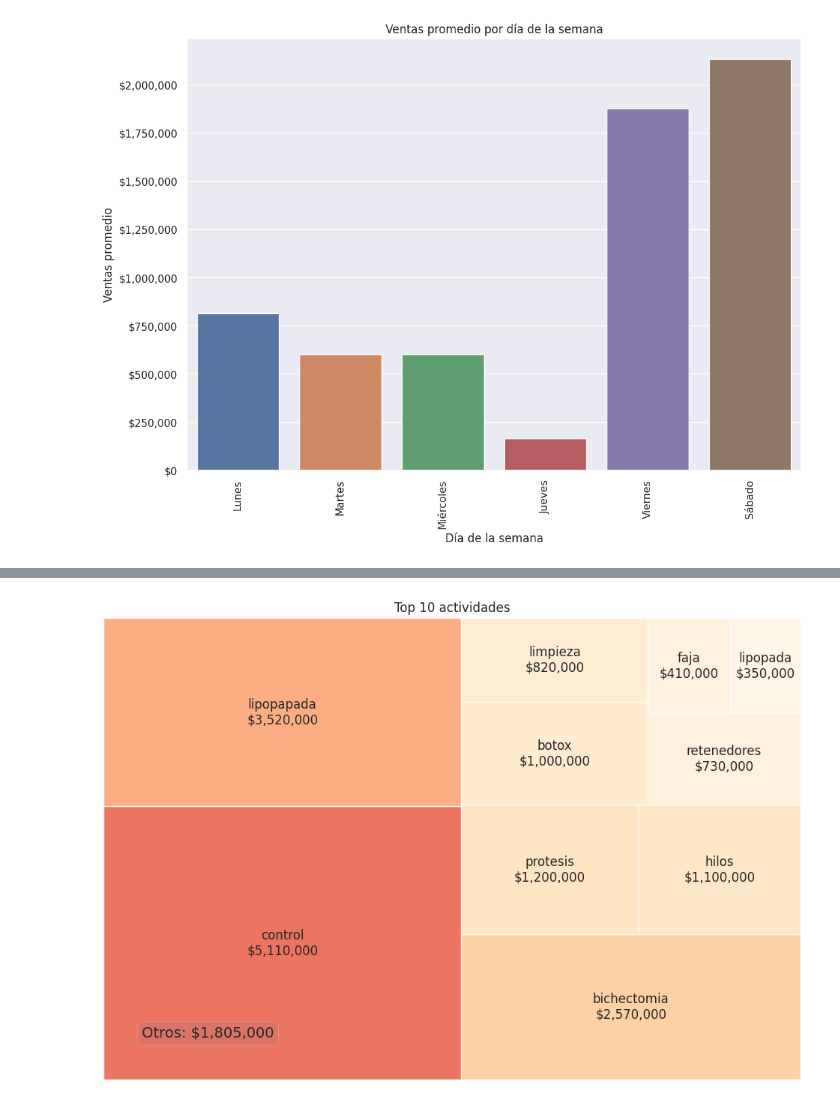
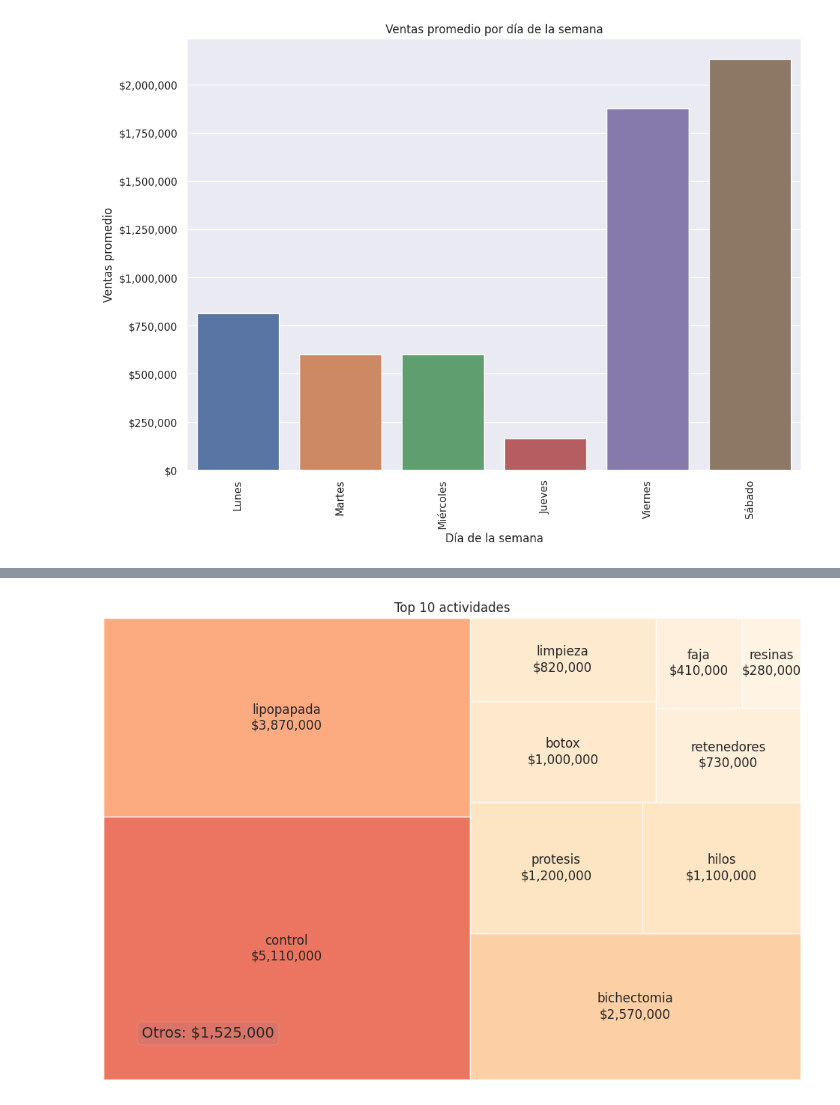
Before and after one commit to JsNcAr/GSalud_Analysis, a Jupyter notebook: Clinica_Viz.ipynb, the cells around one changed output, grey strips where cells are left out. Saved outputs shown, nothing was run; the diff lists cells and outputs as text; code cells hidden in the pictures.

Commit message:
corrected lipopada on graph

```diff
--- a/Clinica_Viz.ipynb
+++ b/Clinica_Viz.ipynb
@@ -230,33 +232,37 @@ A1 = pd.read_sql(query, con=db)
 # %%
 # make a treemap of top 10 activities and save the others in 'others' category
 A1['total'] = A1['total'].astype(float)
 A1 = A1.sort_values(by='total', ascending=False)
 
 # save total of all activities
 total = A1['total'].sum()
 
-# Get top 10 activities
-A1 = A1.head(10)
+# Get top 9 activities
+A1 = A1.head(9)
+
+# add others category
+others = pd.DataFrame([['Otros', total - A1['total'].sum()]], columns=['actividad', 'total'])
+A1 = pd.concat([A1, others])
 
 # create a color palette, mapped to these values
 cmap = plt.cm.OrRd
 mini=min(A1['total'])
 maxi=max(A1['total'])
 norm = plt.Normalize(vmin=mini, vmax=maxi)
 colors = [cmap(norm(value)) for value in df['total']]
 
 # create labels inside the plot (total formatted as money)
 labels = [str(i) + '\n' + str(j) for i, j in zip(A1['actividad'], A1['total'].map('${:,.0f}'.format))]
 # create plot
 plt.figure(figsize=(12,8))
 squarify.plot(sizes=A1['total'], label=labels, alpha=.8, color=colors)
 plt.title('Top 10 actividades')
 # add note with others value
 plt.annotate('Otros: ' + '${:,.0f}'.format(total - A1['total'].sum()), xy=(0.1, 0.1), xytext=(0.15, 0.1), fontsize=14, ha="center", va="center", bbox=dict(boxstyle="round", alpha=0.1), xycoords='axes fraction')
 plt.axis('off')
 plt.show()
 # %% [output]
-[figure, old version]
+[figure, new version]
 # %%
 A1
 # %% [output]
```
Also changed, not shown: parts of 3 cells of this notebook, 1 other file.
